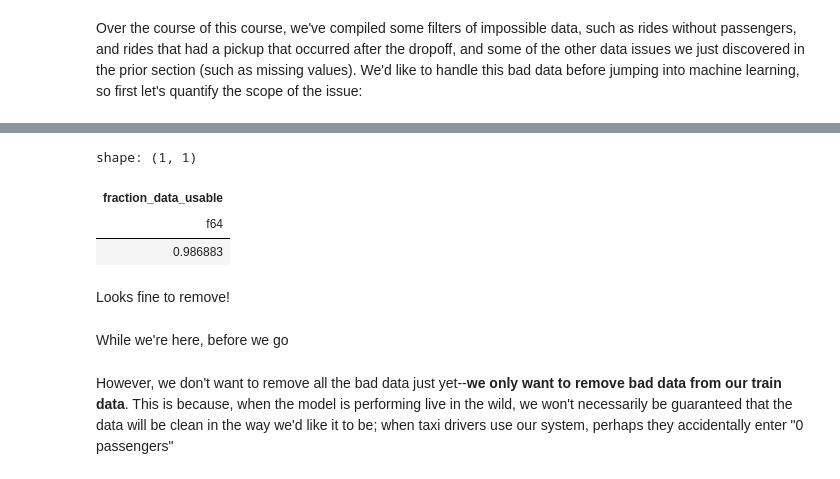
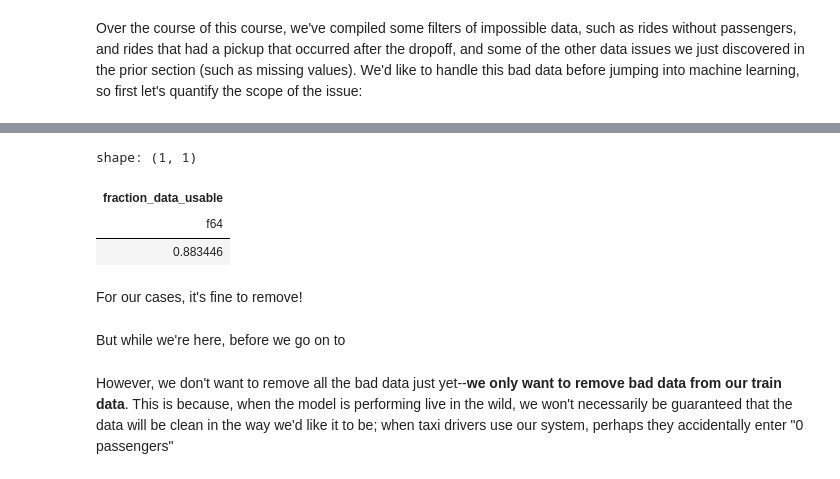
Before and after one commit to kalona/polars-for-data-science-oreilly-course, a Jupyter notebook: notebooks/10. Integrating Polars Into the Data Science Workflow.ipynb, the cells around one changed output, grey strips where cells are left out. Saved outputs shown, nothing was run; the diff lists cells and outputs as text; code cells hidden in the pictures.

```diff
--- a/notebooks/10. Integrating Polars Into the Data Science Workflow.ipynb
+++ b/notebooks/10. Integrating Polars Into the Data Science Workflow.ipynb
@@ -145,0 +195,2 @@ Already we see some curious stuff in the target variable:
+# %%
+pl.Config.set_tbl_rows(16)
@@ -150,18 +240,51 @@ Over the course of this course, we've compiled some filters of impossible data,
 # %%
+currency_columns = [
+    "trip_distance",
+    "fare_amount",
+    "extra",
+    "mta_tax",
+    "tip_amount",
+    "tolls_amount",
+    "improvement_surcharge",
+    "total_amount",
+    "congestion_surcharge",
+    "airport_fee",
+]
+
 remove_impossible_data_filter = (
+
+    # Data in expected time range.
+    pl.col("tpep_pickup_datetime").ge(pl.date(2024, 2, 1)) &
+    pl.col("tpep_pickup_datetime").lt(pl.date(2024, 4, 1)) &
+
+    # Dropoff strictly after the pickup.
     pl.col("tpep_pickup_datetime").lt(pl.col("tpep_dropoff_datetime")) &
-    pl.col("passenger_count").gt(0)
+
+    # No trips with zero passengers.
+    pl.col("passenger_count").gt(0) &
+
+    # No negative values in currency columns or `"trip_distance"`.
+    pl.all_horizontal(pl.col(["trip_distance"] + currency_columns).ge(0)) &
+
+    # No missing values.
+    pl.all_horizontal(pl.all().is_not_null())
+
 )
 # %%
-rides_df_raw.select(remove_impossible_data_filter.mean().alias("fraction_data_usable"))
+(
+    rides_df_raw
+    .select(
+        remove_impossible_data_filter.mean().alias("fraction_data_usable")
+    )
+)
 # %% [output]
 shape: (1, 1)
 | fraction_data_usable |
 | f64 |
-| 0.986883 |
+| 0.883446 |
 # %% [markdown]
-Looks fine to remove!
+For our cases, it's fine to remove!
 # %% [markdown]
-While we're here, before we go
+But while we're here, before we go on to
 # %% [markdown]
  However, we don't want to remove all the bad data just yet--**we only want to remove bad data from our train data**. This is because, when the model is performing live in the wild, we won't necessarily be guaranteed that the data will be clean in the way we'd like it to be; when taxi drivers use our system, perhaps they accidentally enter "0 passengers"
```
Also changed, not shown: parts of 21 cells of this notebook, 2 other files.
